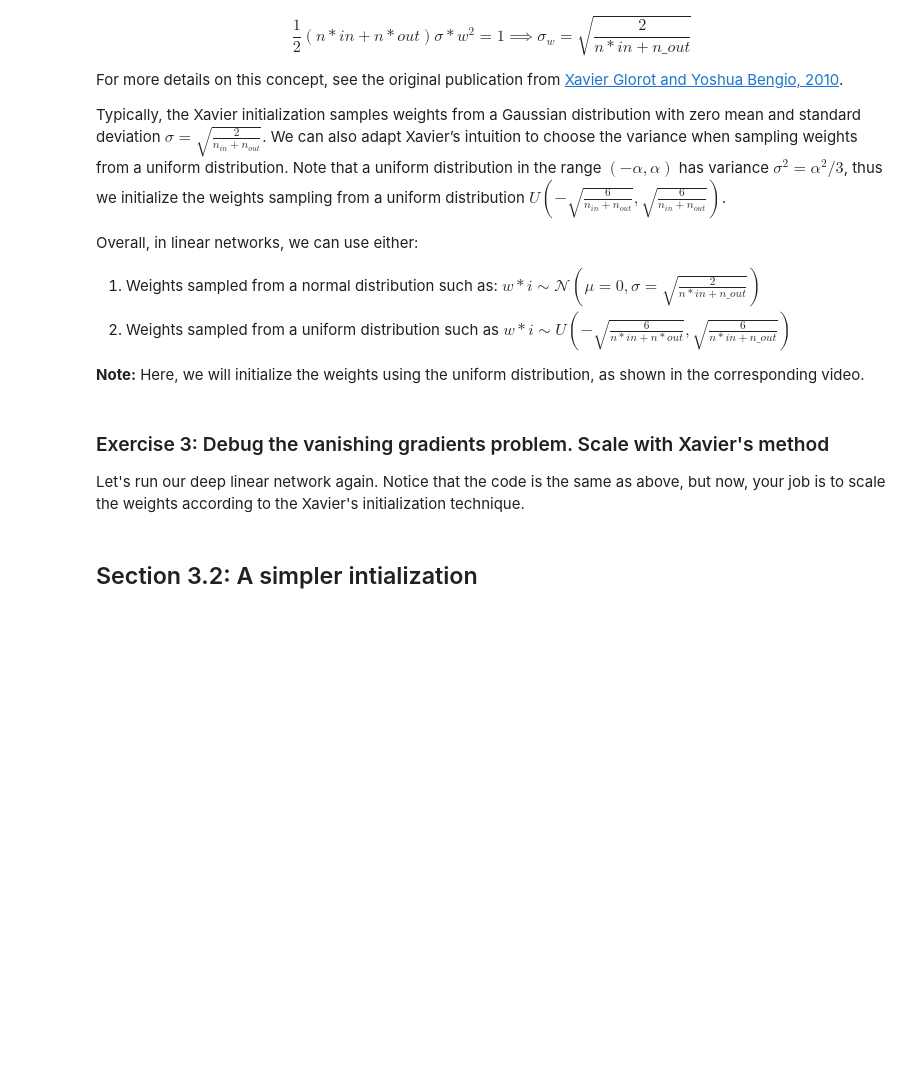
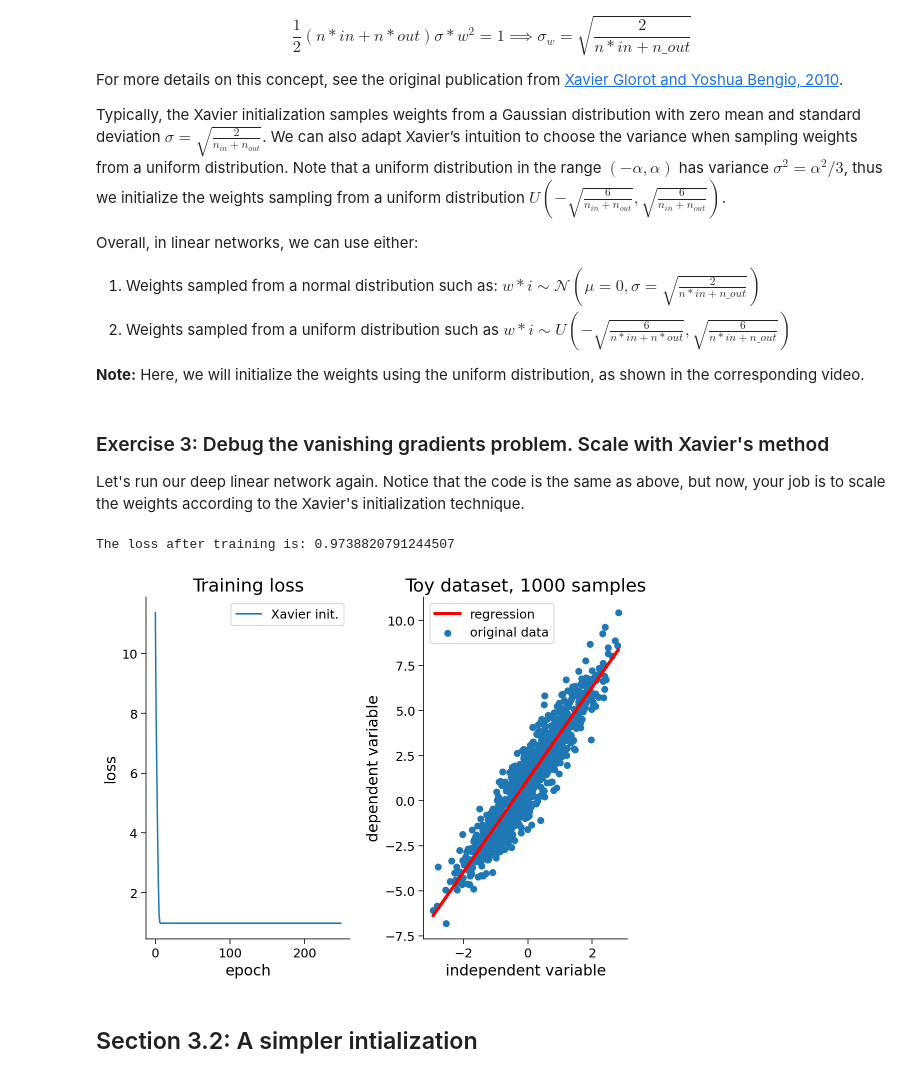
Before and after one commit to miltondp/k99_courses, a Jupyter notebook: cis_522/classes/01_24-week2/CIS_522_W2D2_Tutorial_–_Student_Version.ipynb, the cells around one changed output. Cells and saved outputs as stored; diff of their text form; code cells hidden in the pictures; blank space fills up the shorter version.

```diff
--- a/cis_522/classes/01_24-week2/CIS_522_W2D2_Tutorial_–_Student_Version.ipynb
+++ b/cis_522/classes/01_24-week2/CIS_522_W2D2_Tutorial_–_Student_Version.ipynb
@@ -558,12 +563,16 @@ def model(input_dim, hidden_1, hidden_2, output_dim):
     ####################################################################
     # Fill in missing code below (...),
     # then remove or comment the line below to test your function
-    raise NotImplementedError("Add the missing layers")
+    # raise NotImplementedError("Add the missing layers")
     ####################################################################
-    net = nn.Sequential(nn.Linear(input_dim, hidden_1), ..., ...)
+    net = nn.Sequential(
+        nn.Linear(input_dim, hidden_1),
+        nn.Linear(hidden_1, hidden_2),
+        nn.Linear(hidden_2, output_dim),
+    )
     return net
 
 
 ## uncomment the line below to test your function
-# my_net = model(input_dim, hidden_1, hidden_2, output_dim)
-# print(my_net)
+my_net = model(input_dim, hidden_1, hidden_2, output_dim)
+print(my_net)
@@ -895,42 +931,46 @@ def deepNetwork(deep=False):
     input_dim = 1
     output_dim = 1
 
     if deep:
         h1, h2, h3, h4, h5, h6 = 20, 15, 10, 5, 4, 2
         # define our network
         net = nn.Sequential(
             nn.Linear(input_dim, h1),
             nn.Linear(h1, h2),
             nn.Linear(h2, h3),
             nn.Linear(h3, h4),
             nn.Linear(h4, h5),
             nn.Linear(h5, h6),
             nn.Linear(h6, output_dim),
         )
     else:
         # define our network
         net = nn.Sequential(nn.Linear(input_dim, 1))
 
     # parameters initialization
     for i in range(len(net)):
         ####################################################################
         # Fill in missing code below (...),
         # then remove or comment the line below to test your function
-        raise NotImplementedError("Scale with Xavier's method!")
+        # raise NotImplementedError("Scale with Xavier's method!")
         ####################################################################
-        n_in = ...
-        n_out = ...
-        sigma = ...
-        net[i].weight.data.uniform_(..., ...)
-        net[i].bias.data.uniform_(..., ...)
+        n_in = net[i].in_features
+        n_out = net[i].out_features
+        # sigma = ...
+        bounds = np.sqrt(6 / (n_in + n_out))
+        net[i].weight.data.uniform_(-bounds, bounds)
+        net[i].bias.data.uniform_(-bounds, bounds)
 
     return net
 
 
 ## uncomment the lines below to test your initialization (Xavier) method
-# net = deepNetwork(deep=True)
-# outputXav = training_loop(X, y, model=net)
-# plotRegression(X, y, outputXav[0], outputXav[1])
+net = deepNetwork(deep=True)
+outputXav = training_loop(X, y, model=net)
+plotRegression(X, y, outputXav[0], outputXav[1])
+# %% [output]
+The loss after training is: 0.9738820791244507
+[figure, added]
 # %% [markdown]
 ## Section 3.2: A simpler intialization
 # %%
```
Also changed, not shown: parts of 11 cells of this notebook.
